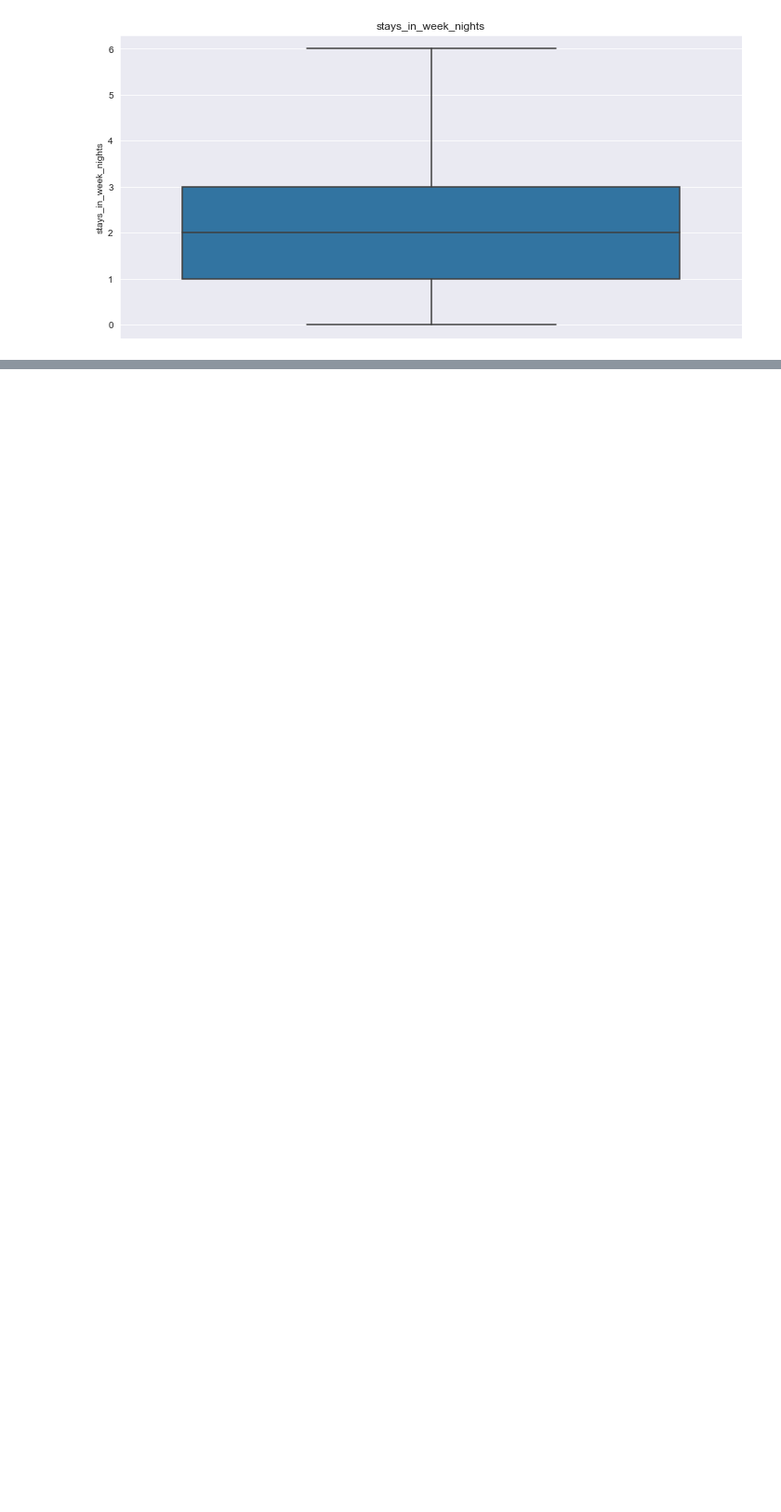
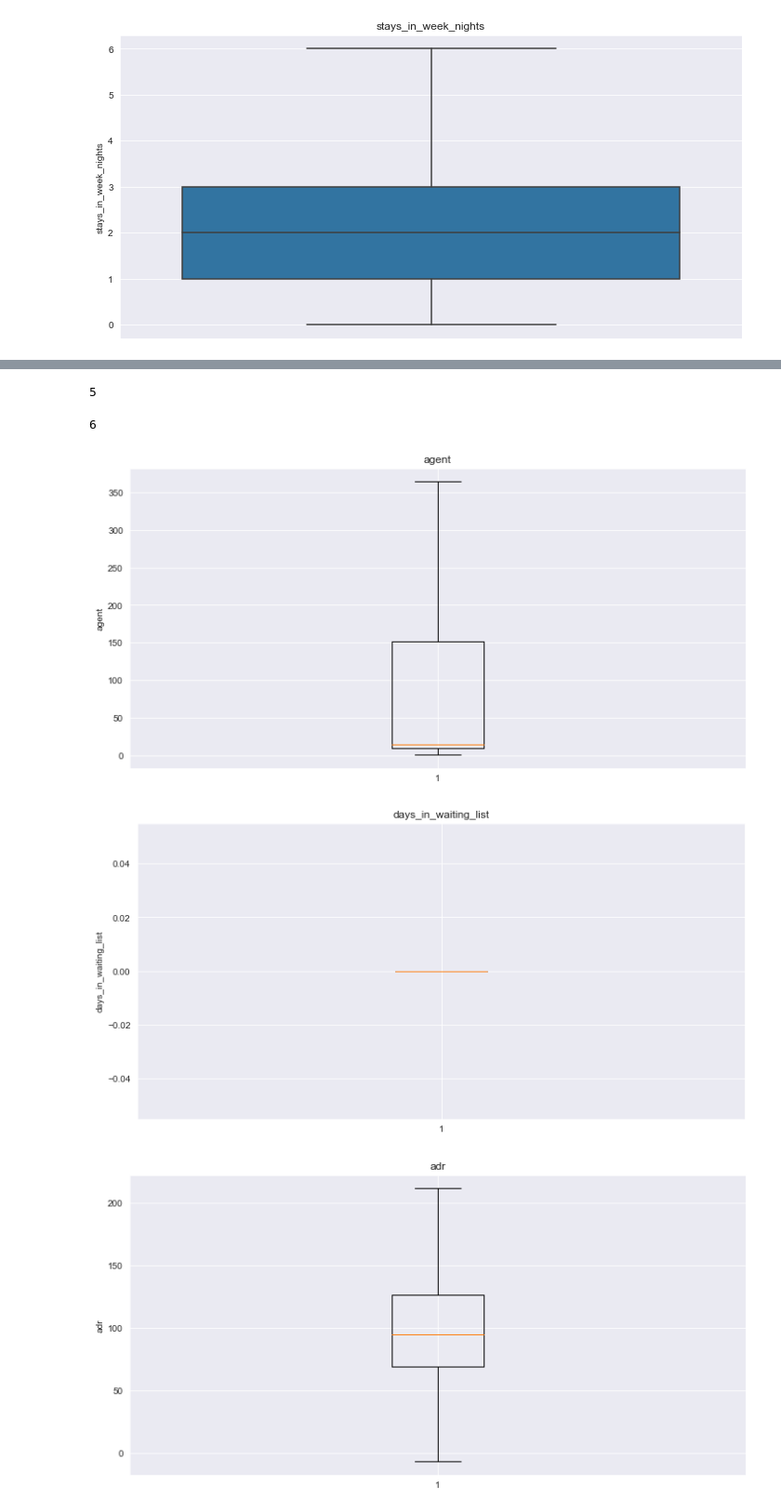
Before and after one commit to Hemanthhm222/Exploratory-data-analysis, a Jupyter notebook: EDA Hotel Booking.ipynb, the cells around one changed output, grey strips where cells are left out. Shown at 93% size. Drawn from its saved outputs; the diff is of its cells as text; code cells hidden in the pictures; blank space fills up the shorter version.

```diff
--- a/EDA Hotel Booking.ipynb
+++ b/EDA Hotel Booking.ipynb
@@ -256,0 +296,29 @@ for feature in ['stays_in_weekend_nights', 'stays_in_week_nights']:
+# %%
+len(df['required_car_parking_spaces'].unique())
+# %% [output]
+5
+# %%
+len(df['total_of_special_requests'].unique())
+# %% [output]
+6
+# %%
+for feature in [ 'agent','days_in_waiting_list', 'adr','total_of_special_requests']:
+    iqr = df[feature].quantile(0.75) - df[feature].quantile(0.25)
+    lower_range = df[feature].quantile(0.25) - (1.5*iqr)
+    higher_range = df[feature].quantile(0.75) + (1.5*iqr)
+    lower = df[feature].quantile(0.25)
+    higher = df[feature].quantile(0.75)
+    treated = np.where(df[feature] < lower_range,lower,df[feature])
+    df[feature] = pd.DataFrame(treated)
+    treated = np.where(df[feature] > higher_range,higher,df[feature])
+    df[feature] = pd.DataFrame(treated)
+    ## CROSS VERIFICATION
+    plt.figure(figsize=(12,6))
+    plt.boxplot(df[feature])
+    plt.ylabel(feature)
+    plt.title(feature)
+    plt.show()
+# %% [output]
+[figure, added]
+[figure, added]
+[figure, added]
```
Also changed, not shown: parts of 9 cells of this notebook.
